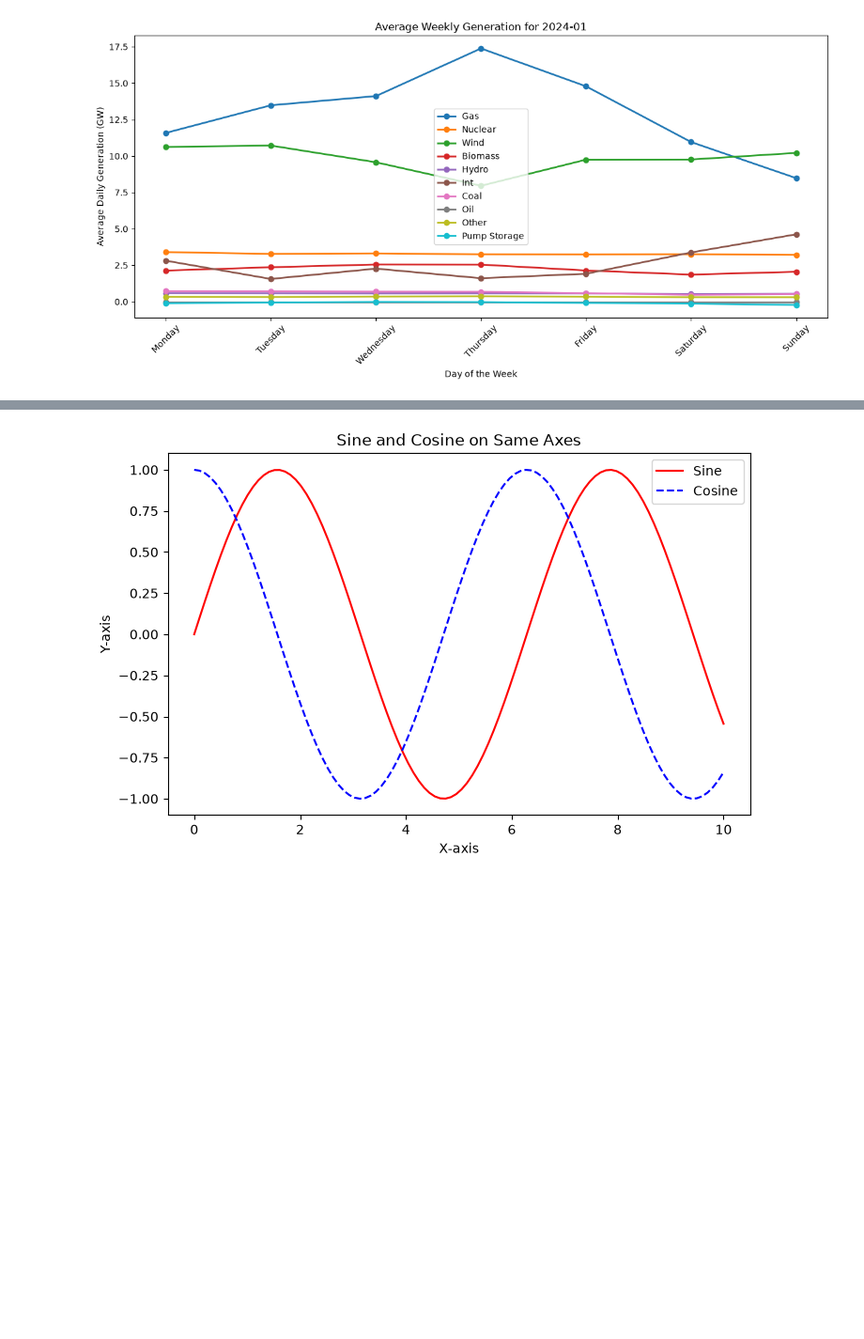
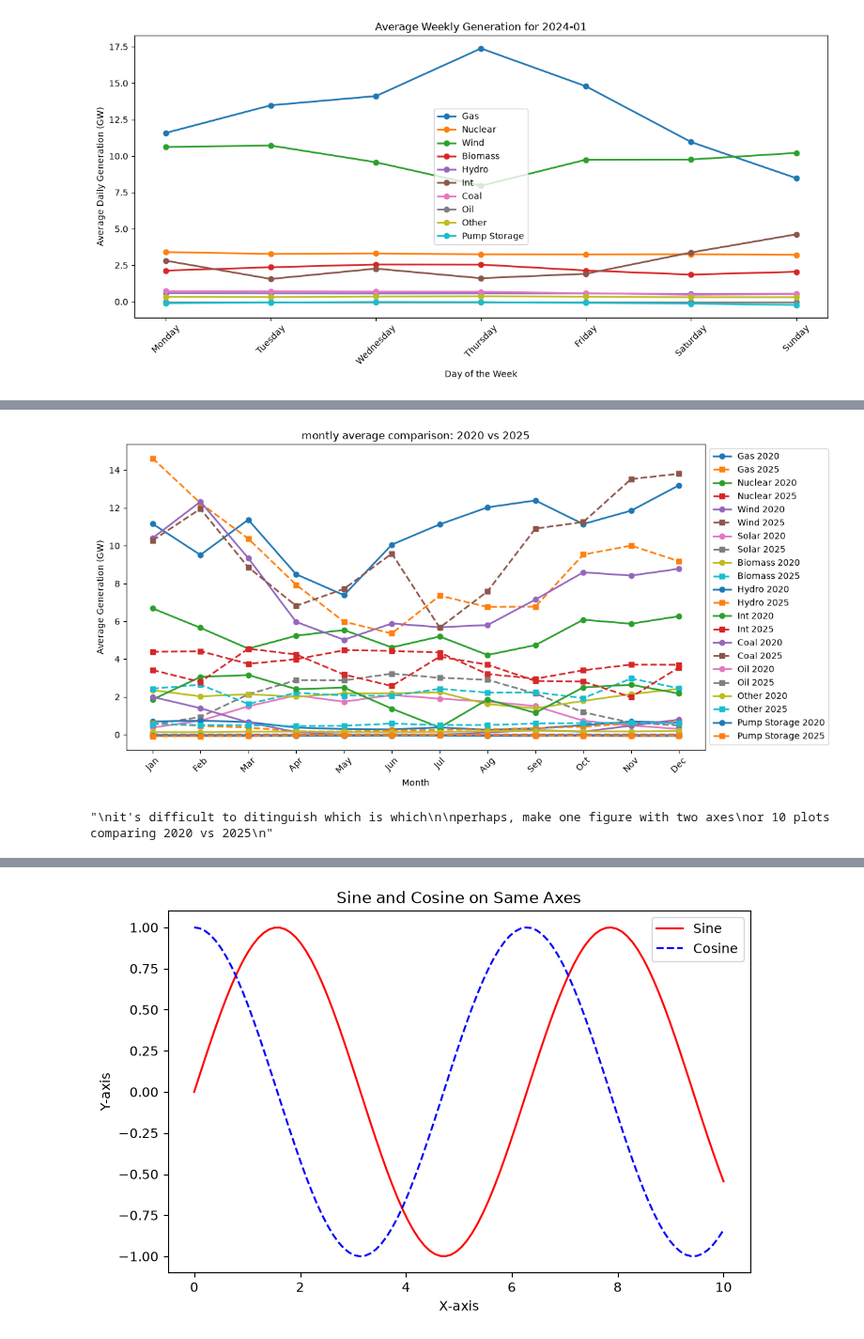
Before and after one commit to kson20/summer-project, a Jupyter notebook: main_code.ipynb, the cells around one changed output, grey strips where cells are left out. Shown at 94% size. Drawn from its saved outputs; the diff is of its cells as text; code cells hidden in the pictures; blank space fills up the shorter version.

```diff
--- a/main_code.ipynb
+++ b/main_code.ipynb
@@ -1020,0 +1204,74 @@ note: should be 48
+# %%
+# m8: continued
+
+# all on the same axes
+
+def plot_monthly_comparison(year1, year2):
+    print(f'comparing {year1} and {year2}...')
+
+    # **** use combined master matrix
+    all_data = master_matrix.copy()
+    all_data['Date'] = pd.to_datetime(all_data['Date'])
+
+    # do year 1
+    bool_year1 = all_data['Date'].dt.year == int(year1)
+    #print(bool_year1)
+    data_y1 = all_data[bool_year1].copy()
+    #print(data_y1.head())
+    print(f'found {len(data_y1)} rows for {year1}')
+
+    data_y1['MonthNum'] = data_y1['Date'].dt.month
+    #print(data_y1['MonthNum'])
+    avg_y1 = data_y1.groupby('MonthNum').mean(numeric_only=True).reset_index()
+    print(f'after groupby {year1} has {len(avg_y1)} rows')
+    print('note: should be exactly 12')
+
+    # process year 2
+    bool_year2 = all_data['Date'].dt.year == int(year2)
+    data_y2 = all_data[bool_year2].copy()
+    print(f'found {len(data_y2)} rows for {year2}')
+
+    data_y2['MonthNum'] = data_y2['Date'].dt.month
+    avg_y2 = data_y2.groupby('MonthNum').mean(numeric_only=True).reset_index()
+    print(f'after groupby {year2} has {len(avg_y2)} rows')
+
+    # plotting
+    month_names = ['Jan', 'Feb', 'Mar', 'Apr', 'May', 'Jun', 'Jul', 'Aug', 'Sep', 'Oct', 'Nov', 'Dec']
+    plt.figure(figsize=(12, 6))
+
+    fuels_to_plot = ['Gas', 'Nuclear', 'Wind', 'Solar', 'Biomass', 'Hydro', 'Int', 'Coal', 'Oil', 'Other', 'Pump Storage']
+
+    # **** loop through fuels and plot both years
+    for fuel in fuels_to_plot:
+
+        # year 1 solid line
+        plt.plot(avg_y1['MonthNum'], avg_y1[fuel]/1000, label=f'{fuel} {year1}', linewidth=2, marker='o')
+        # year 2 dashed line so we can tell them apart
+        plt.plot(avg_y2['MonthNum'], avg_y2[fuel]/1000, label=f'{fuel} {year2}', linewidth=2, marker='s', linestyle='--')
+
+    plt.title(f'montly average comparison: {year1} vs {year2}')
+    plt.ylabel('Average Generation (GW)')
+    plt.xlabel('Month')
+    plt.xticks(ticks=range(1, 13), labels=month_names, rotation=45)
+    plt.yticks()
+
+    # put legend outside
+    plt.legend(bbox_to_anchor=(1, 1), loc='upper left')  # place upper left corner of legend box at 11
+    plt.tight_layout()
+    plt.show()
+
+
+print('2020 vs 2025')
+print('--------------------')
+print('\n')
+
+plot_monthly_comparison(2020, 2025)
+
+
+'''
+it's difficult to ditinguish which is which
+
+perhaps, make one figure with two axes
+or 10 plots comparing 2020 vs 2025
+'''
+# %% [output]
@@ -1020,0 +1288,2 @@ note: should be 48
+[figure, added]
+"\nit's difficult to ditinguish which is which\n\nperhaps, make one figure with two axes\nor 10 plots comparing 2020 vs 2025\n"
```
Also changed, not shown: parts of 12 cells of this notebook.
